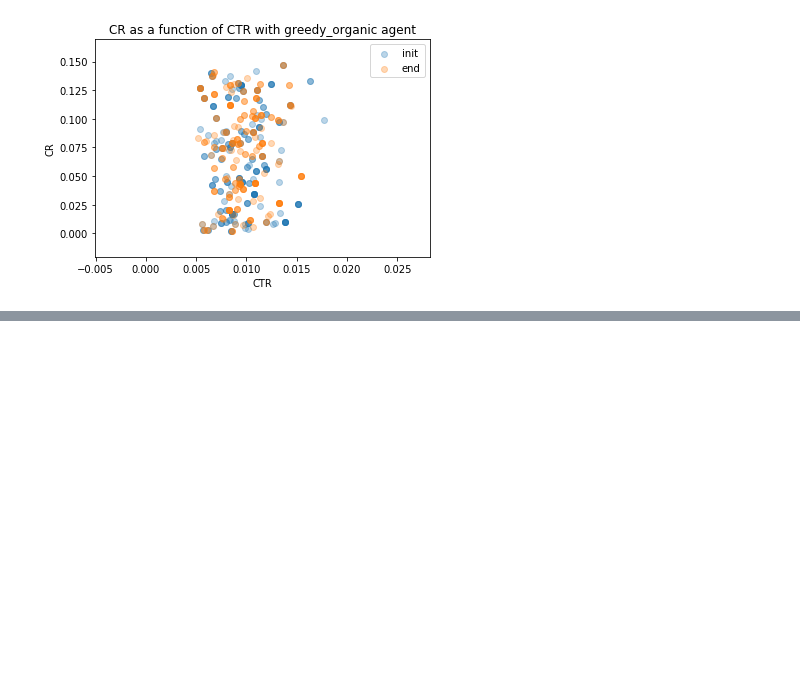
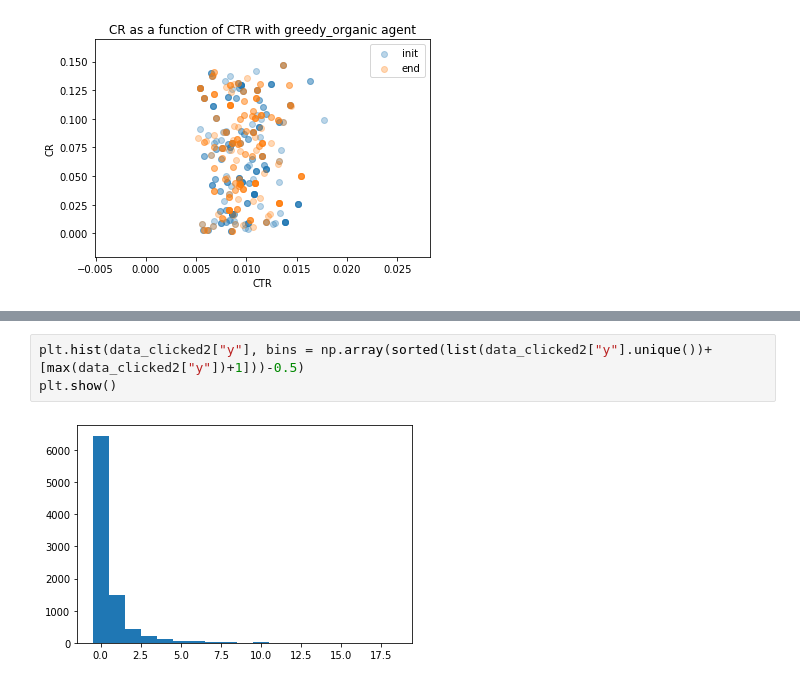
Before and after one commit to philomenec/reco-gym, a Jupyter notebook: 0. Stats.ipynb, the cells around one changed output, grey strips where cells are left out. Cells and saved outputs as stored; diff of their text form; blank space fills up the shorter version.

```diff
--- a/0. Stats.ipynb
+++ b/0. Stats.ipynb
@@ -428,0 +506,5 @@ plot_CR_CTR(agent="greedy_organic",result=result)
+# %%
+plt.hist(data_clicked2["y"], bins = np.array(sorted(list(data_clicked2["y"].unique())+[max(data_clicked2["y"])+1]))-0.5)
+plt.show()
+# %% [output]
+[figure, added]
```
Also changed, not shown: parts of 24 cells of this notebook, 5 other files.
